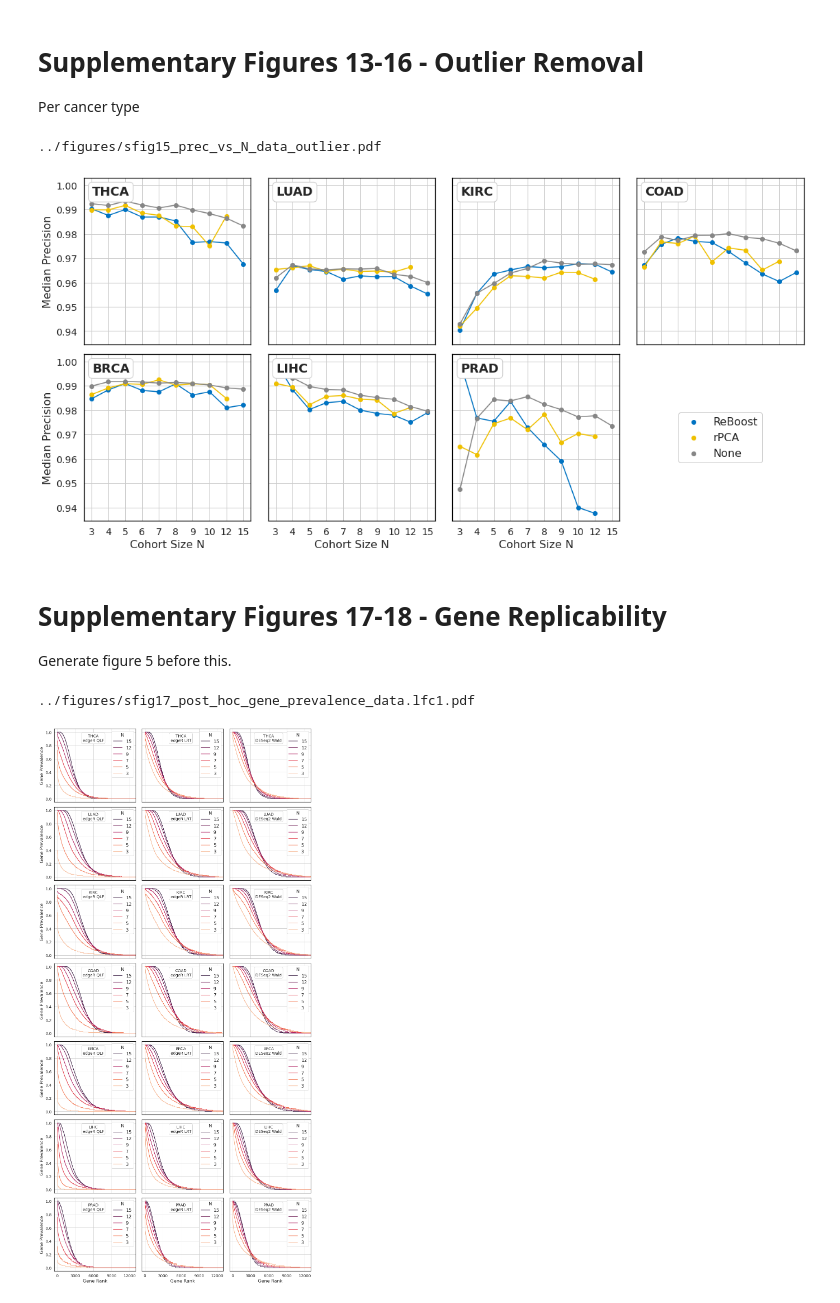
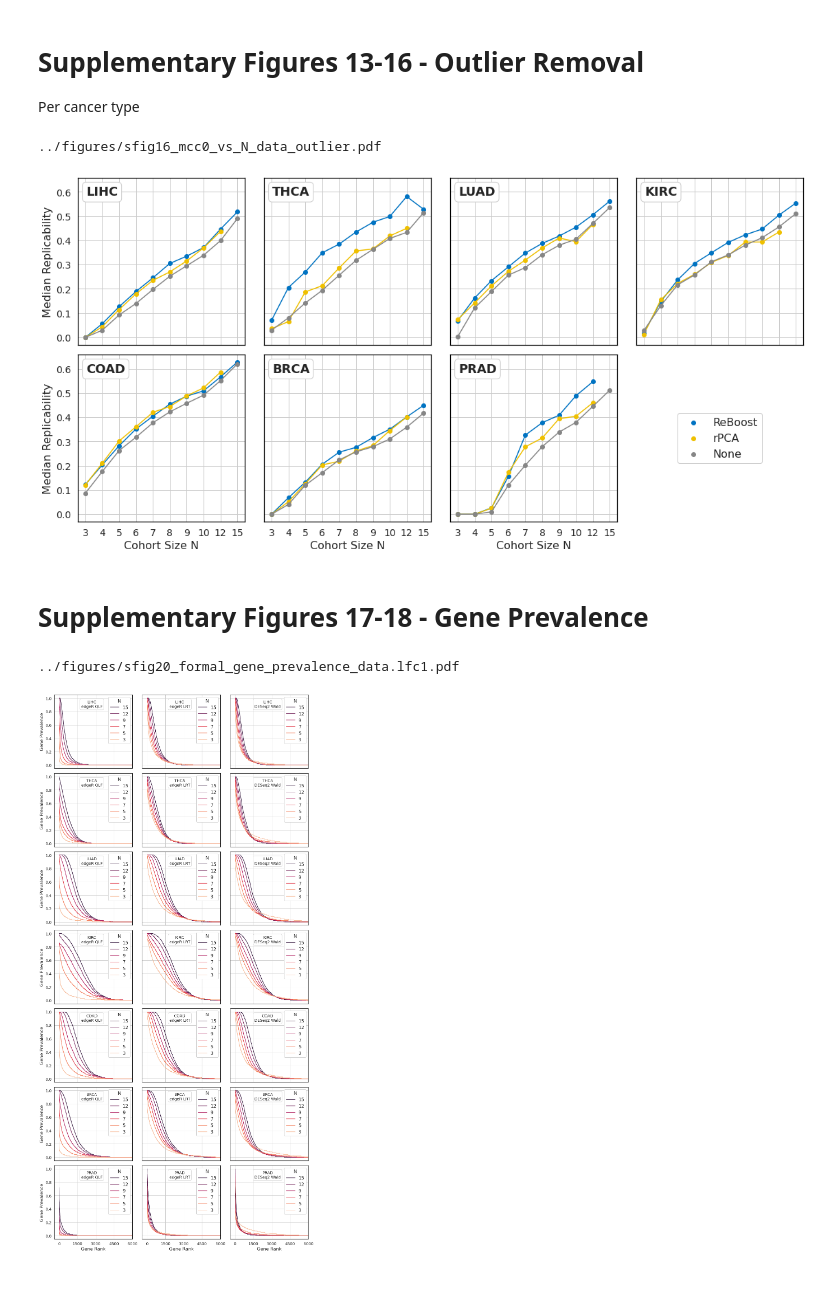
Before and after one commit to pdegen/RNASeqReplicability, a Jupyter notebook: notebooks/figures.ipynb, the cells around one changed output. Drawn from its saved outputs; the diff is of its cells as text; code cells hidden in the pictures.

```diff
--- a/notebooks/figures.ipynb
+++ b/notebooks/figures.ipynb
@@ -530,11 +639,10 @@ for d in datasets:
 # %%
 comb = combined_gsea_td.dropna()
 
-GSEA = ["edgeR QLF_gseapy_s2n", "edgeR QLF_gseapy"]
+GSEA = ["edgerqlf_gseapy_s2n", "edgerqlf_gseapy"]
 ORA = [a for a in list(comb["DEA_Enrichment"].value_counts().index) if "gsea" not in a]
 
 comb = comb[comb["DEA_Enrichment"].isin(GSEA+ORA)]
-
 comb["DEA_Enrichment"] = comb["DEA"] + " " + comb["Enrichment"]
 
 comb["DEA_Enrichment"] = comb["DEA_Enrichment"].str.replace("clusterORA_lfc", "ORA")
@@ -1048,0 +1368,12 @@ print(figpath)
+# %%
+site = "kidney"
+N = 3
+dea = "edgerqlf"
+out = "none"
+paramset = "p2"
+dataset = sites[site]
+
+f = f"../data/{site}/{dataset}/{dataset}_N{N}/all.logFC.{out}.{dea}.{paramset}"
+
+tab = open_table(f)
+truth_lfc = open_table(f"../data/{site}/{dataset}/truth_lfc")
@@ -1050,7 +1392,7 @@ print(figpath)
 # Supplementary Figure 1 - Ground Truth
 # %%
 FDRs, logFCs = [0.05], [0,1, "post hoc"]
-DEAs = ["edger", "edgerlrt", "deseq2"]
+DEAs = ["edgerqlf", "edgerlrt", "deseq2", "wilcox"]
 
 iterables = [datasets,[prdea[d] for d in DEAs],FDRs,logFCs]
 multi_cols = pd.MultiIndex.from_product(iterables, names=["Data","DEA","FDR","logFC"])
@@ -1062,7 +1404,7 @@ for data in datasets:
                 col = (data,prdea[dea],fdr,lfc)
                 if lfc == "post hoc":
                     gt.loc[0,col] = datasets[data]["truth_stats"][0][fdr][1][dea]
-                else:
+                elif dea != "wilcox":
                     gt.loc[0,col] = datasets[data]["truth_stats"][lfc][fdr][lfc][dea]
 
 
@@ -1226,9 +1648,9 @@ from misc import get_grid_size
 
 grid = get_grid_size(len(datasets), k=0, fill=True)
 
-met = "prec" # mcc, rep, rec, prec
+met = "mcc0" # mcc, rep, rec, prec
 FDR, logFC = 0.05, 0
-outlier_method = "Jackknife"
+outlier_method = "ReBoost"
 DEA = "edgeR QLF"
 
 prettymet = "MCC" if met == "mcc" else ("Recall" if met == "rec" else ("Precision" if met == "prec" else ("#DEG" if met == "deg" else "Replicability")))
@@ -1241,12 +1663,12 @@ for i, d in enumerate(datasets):
 
     comb_d = comb_e[comb_e["Data"]==d]
     comb_none= comb_d[comb_d["Out"] == "None"]
-    comb_out = comb_d[comb_d["Out"] == "Jackknife"]
+    comb_out = comb_d[comb_d["Out"] == "ReBoost"]
 
     x = comb_out["N"]
     x = range(len(x))
 
-    ax[i].plot(x,comb_out[f"median_{met}_adj"],label=f"Jackknife",marker="o",color=jco[0])
+    ax[i].plot(x,comb_out[f"median_{met}_adj"],label=f"ReBoost",marker="o",color=jco[0])
 
     comb_out = comb_d[comb_d["Out"] == "rPCA"]
     ax[i].plot(x,comb_out[f"median_{met}_adj"],label=f"rPCA",marker="o",color=jco[1])
@@ -1280,15 +1702,16 @@ for a in ax:
 
 ax[len(ax)-1].axis('off')
 
-prefix = "sfig13" if met == "rep" else "sfig14" if met == "mcc" else "sfig15" if met == "prec" else "sfig16"
+if met.startswith("prec"):
+    for a in ax: a.set(ylim=(0.931,1.005))
+
+prefix = "sfig15" if met == "rep" else "sfig16" if met.startswith("mcc") else "sfig17" if met.startswith("prec") else "sfig19"
 figpath = f"../figures/{prefix}_{met}_vs_N_data_outlier.pdf"
 fig.tight_layout()
 fig.savefig(figpath)
 print(figpath)
 # %% [output]
-../figures/sfig15_prec_vs_N_data_outlier.pdf
+../figures/sfig16_mcc0_vs_N_data_outlier.pdf
-[figure, old version]
+[figure, new version]
 # %% [markdown]
-# Supplementary Figures 17-18 - Gene Replicability
-
-Generate figure 5 before this.
+# Supplementary Figures 17-18 - Gene Prevalence
@@ -1303,48 +1738,48 @@ from matplotlib import pyplot
 #### GENE PREVALENCE
 
 all_N = [3,4,5,6,7,8,9,10,12,15]
-param_set = "p1"
+param_set = "p1" # post hoc
+param_set = "p2" # formal
 dea = "edgerlrt"
+out = "none"
 FDR = 0.05
 logFC = 1
-
-from mpl_toolkits.axes_grid1.inset_locator import inset_axes
 
 all_N_s=[3,5,7,9,12,15]
 c = sns.color_palette('rocket', len(all_N_s))
 rocket = list(c)
 
 for i, d in enumerate(datasets):
-    for j, dea in enumerate(["edger","edgerlrt","deseq2"]):
+    for j, dea in enumerate(["edgerqlf","edgerlrt","deseq2"]):
 
         site = datasets[d]["site"]
         gene_reps = gene_reps_all_N(all_N,site,d,out,dea,FDR,logFC,param_set)
 
         for k, N in enumerate(reversed(all_N_s)):
 
             r = gene_reps[N]
             label = N
             ax[i][j].plot(range(len(r)),r.sort_values(ascending=False),color=rocket[k],label=label)
 
         ax[i][j].legend(framealpha=1,title="N", title_fontsize=16)#, ncol=2, loc="lower left")
         #ax[i][j].set_xlim(-100,4800 if a == 0 else 2800)
         if j%3==0: ax[i][j].set(ylabel="Gene Prevalence")
         ax[i][j].annotate(f"{d}\n{prdea[dea]}", xy=(0.48,0.87), xycoords='axes fraction', va='center',ha='center', size=annot_font_size, bbox=bbox)#,weight='bold')
         #ax[a].annotate(d, xy=(0.03,0.05), xycoords='axes fraction', va='center',ha='left')
         if i==6: ax[i][j].set_xlabel("Gene Rank")
 
         #if a == 1: ax[a].legend([],[], frameon=False)
 
 for a in ax.flatten():
-    a.set(xlim=(-500,13000))
+    a.set(xlim=(-500,13000) if param_set == "p1" else (-400,6000))
     a.xaxis.set_major_locator(plt.MaxNLocator(5))
 
-prefix = "sfig17_post_hoc" if param_set == "p1" else "sfig18_formal"
+prefix = "sfig19_post_hoc" if param_set == "p1" else "sfig20_formal"
 
 figpath = f"../figures/{prefix}_gene_prevalence_data.lfc{logFC}.pdf"
 fig.tight_layout()
 fig.savefig(figpath)
 print(figpath)
 # %% [output]
-../figures/sfig17_post_hoc_gene_prevalence_data.lfc1.pdf
+../figures/sfig20_formal_gene_prevalence_data.lfc1.pdf
-[figure, old version]
+[figure, new version]
```
Also changed, not shown: parts of 39 cells of this notebook, 5 other files.
